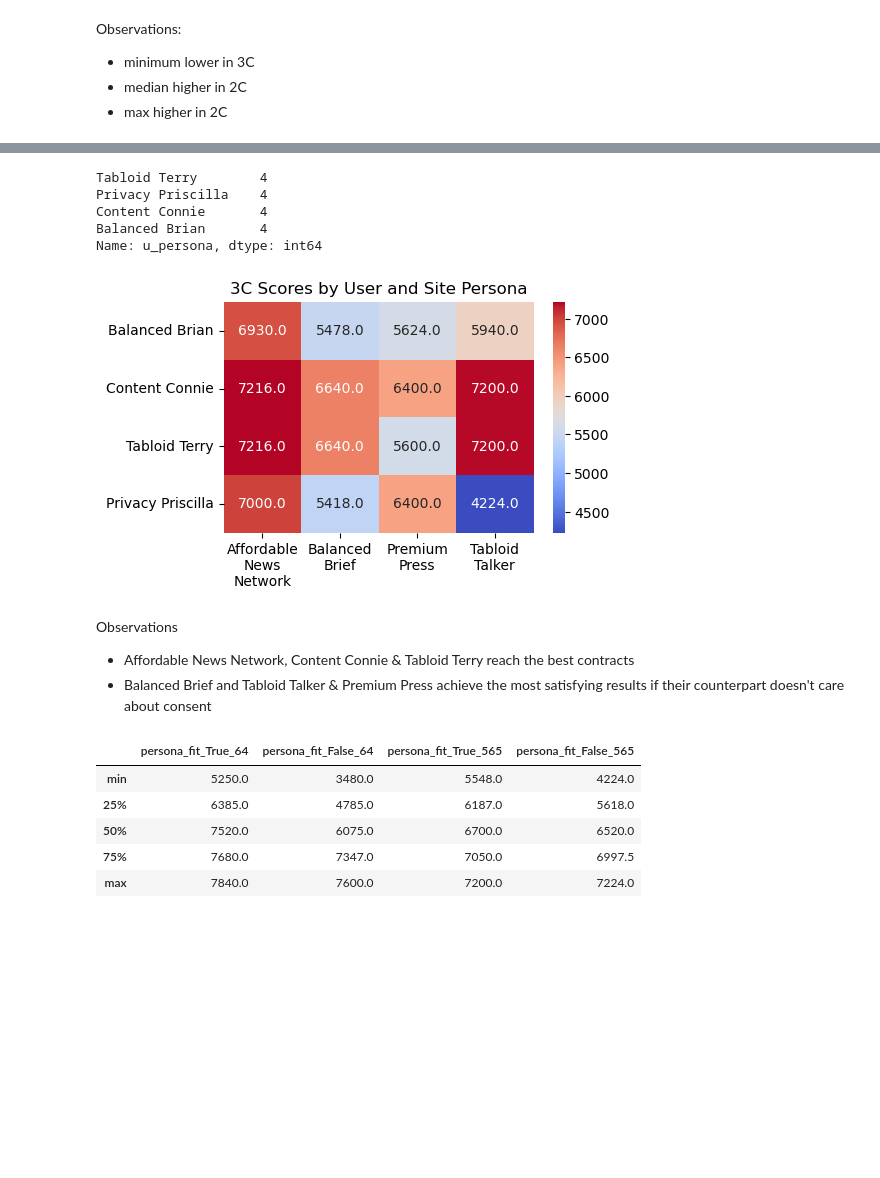
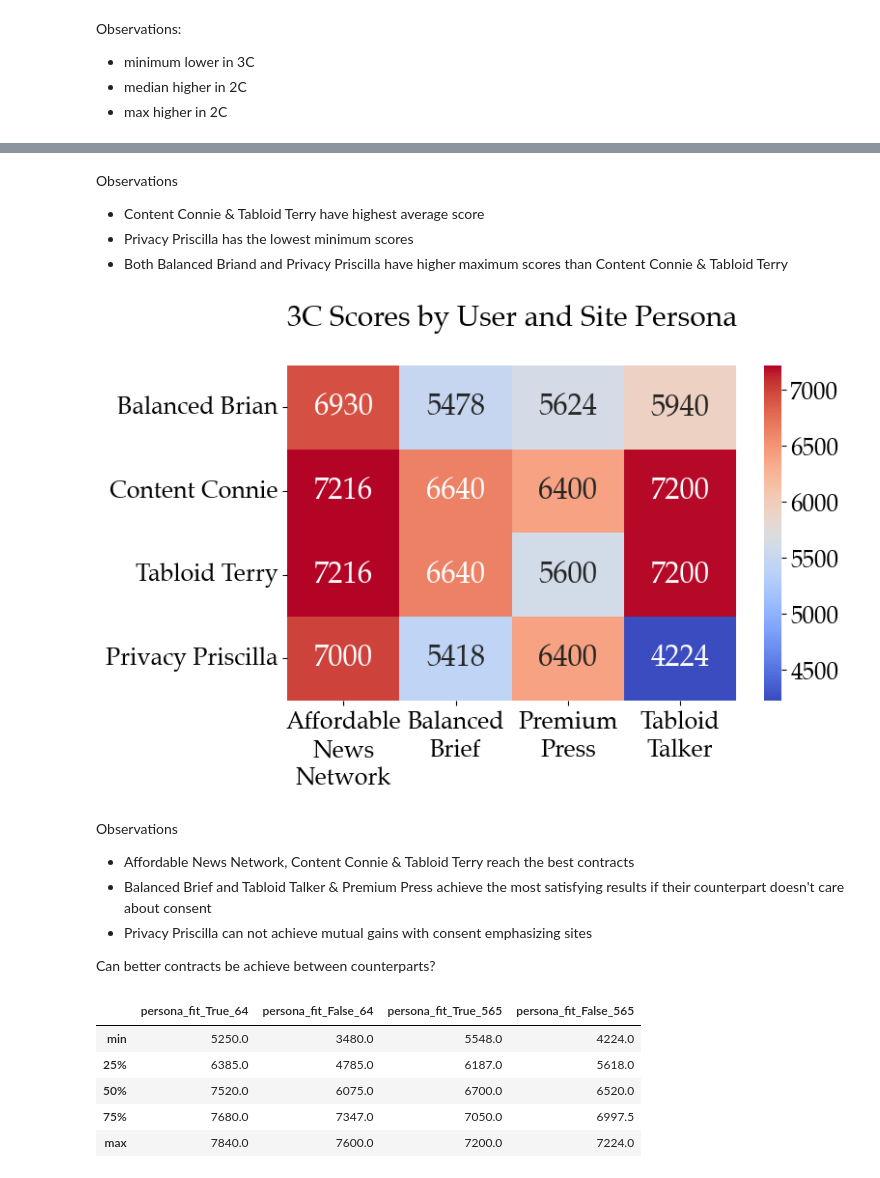
Before and after one commit to 82beja1bwi/contract-evaluation, a Jupyter notebook: qualitative_analysis.ipynb, the cells around one changed output, grey strips where cells are left out. Cells and saved outputs as stored; diff of their text form; code cells hidden in the pictures; blank space fills up the shorter version.

```diff
--- a/qualitative_analysis.ipynb
+++ b/qualitative_analysis.ipynb
@@ -35,4 +28,9 @@ Assumptions
 import pandas as pd
 import seaborn as sns
 import matplotlib.pyplot as plt
+
+plt.rcParams['font.family'] = 'serif'
+plt.rcParams['font.serif'] = ['Palatino']
+plt.rcParams['font.size'] = 18
+plt.rcParams['font.weight'] = 'bold'
 # %% [markdown]
@@ -660,38 +603,38 @@ plt.show()
-# %%
-three_c_df['u_persona'].value_counts()
-# %% [output]
-Tabloid Terry        4
-Privacy Priscilla    4
-Content Connie       4
-Balanced Brian       4
-Name: u_persona, dtype: int64
+# %% [markdown]
+Observations
+- Content Connie & Tabloid Terry have highest average score
+- Privacy Priscilla has the lowest minimum scores
+- Both Balanced Briand and Privacy Priscilla have higher maximum scores than Content Connie & Tabloid Terry
 # %%
 three_c_df['u_persona'] = pd.Categorical(three_c_df['u_persona'], categories=['Balanced Brian', 'Content Connie', 'Tabloid Terry', 'Privacy Priscilla'], ordered=True)
 
 pivot_personas_scores_3c = three_c_df.pivot_table(index='u_persona', columns='s_persona', values='score_535')
 
 pivot_personas_scores_3c.reset_index(inplace=True)
 # Set the size of the plot
-plt.figure(figsize=(5, 3))
+plt.figure(figsize=(7.5, 4.5))
 
 # Create the heatmap plot
-heatmap = sns.heatmap(pivot_personas_scores_3c.set_index('u_persona'), cmap='coolwarm', annot=True, fmt=".1f")
+heatmap = sns.heatmap(pivot_personas_scores_3c.set_index('u_persona'), cmap='coolwarm', annot=True, fmt="d", annot_kws={"size": 22})
 heatmap.set_xticklabels(['Affordable\nNews\nNetwork','Balanced\nBrief','Premium\nPress','Tabloid\nTalker'], rotation=0)
 
 # Set the title and labels
-plt.title('3C Scores by User and Site Persona')
+plt.title('3C Scores by User and Site Persona\n')
 plt.xlabel('')
 plt.ylabel('')
 
 # Show the plot
 plt.show()
 # %% [output]
-[figure, old version]
+[figure, new version]
 # %% [markdown]
 Observations
 
 - Affordable News Network, Content Connie & Tabloid Terry reach the best contracts
 - Balanced Brief and Tabloid Talker & Premium Press achieve the most satisfying results if their counterpart doesn't care about consent
+- Privacy Priscilla can not achieve mutual gains with consent emphasizing sites
+
+Can better contracts be achieve between counterparts?
 # %%
 # Descriptive stats for score_64 with persona_fit true and false
 persona_fit_true_stats_64 = two_c_df[two_c_df['persona_fit'] == True]['score_64'].describe().drop(['count', 'mean', 'std'])
```
Also changed, not shown: parts of 53 cells of this notebook, 10 other files.
